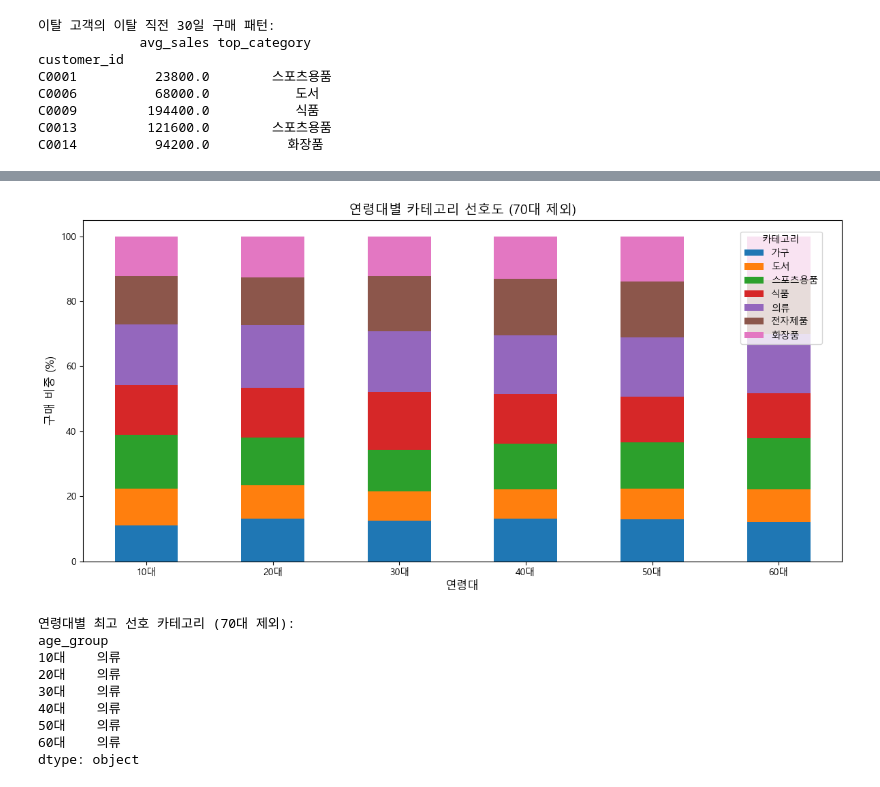
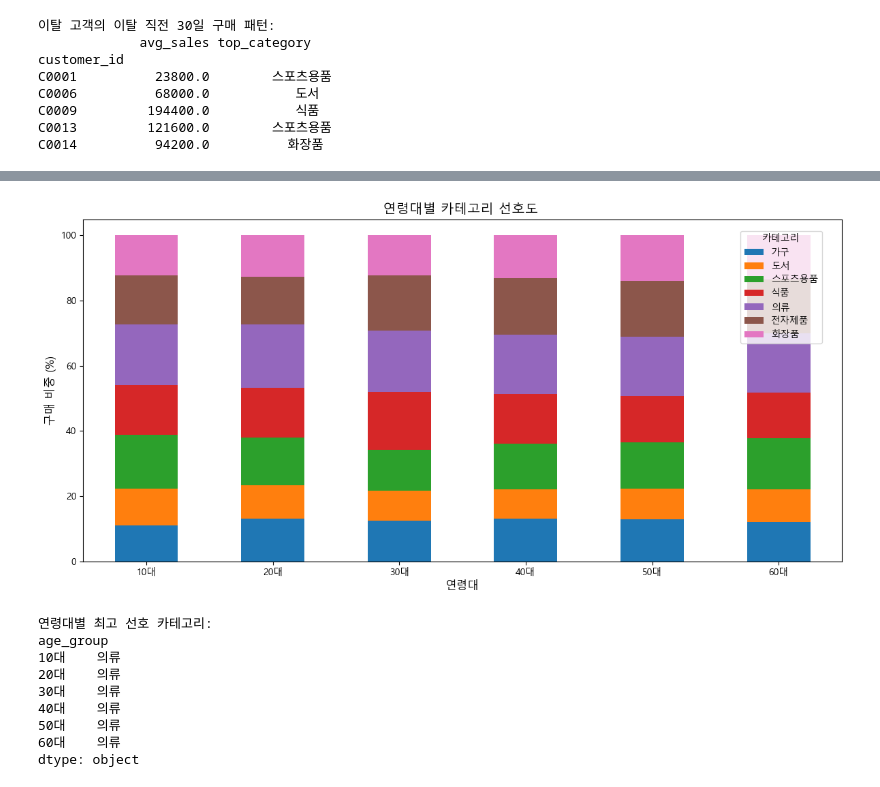
Before and after one commit to Happy-o3ov/big20-python-project1-team3, a Jupyter notebook: 판다스 실습문제/데이터프로세싱/Solution/02 고객분석.ipynb, the cells around one changed output, grey strips where cells are left out. Drawn from its saved outputs; the diff is of its cells as text; code cells hidden in the pictures.

```diff
--- a/판다스 실습문제/데이터프로세싱/Solution/02 고객분석.ipynb
+++ b/판다스 실습문제/데이터프로세싱/Solution/02 고객분석.ipynb
@@ -255,39 +200,0 @@ dtype: object
-# %%
-# ✅ 문제 4: 연령대별 선호 카테고리 분석
-
-# ▶ 1. 고객의 나이를 10세 단위 연령대 그룹으로 변환
-df['age_group'] = (df['age'] // 10 * 10).astype(int).astype(str) + '대'
-
-# ▶ 2. 연령대별 & 카테고리별 구매 매출 합계 계산
-age_category_sales = df.groupby(['age_group', 'category'])['total_sales'].sum().unstack(fill_value=0)
-
-# ▶ 3. 각 연령대별 카테고리 매출 비율(%) 계산
-age_category_pct = age_category_sales.div(age_category_sales.sum(axis=1), axis=0) * 100
-
-# ▶ 4. 연령대별 최고 선호 카테고리(비율이 가장 높은 카테고리)
-top_category_by_age = age_category_pct.idxmax(axis=1)
-
-# ▶ 5. 시각화: 누적 막대 그래프 (stacked bar chart)
-plt.figure(figsize=(12, 6))
-age_category_pct.plot(kind='bar', stacked=True, ax=plt.gca())
-
-# ▶ 6. 그래프 제목, 축, 폰트 설정
-plt.title('연령대별 카테고리 선호도', fontsize=14)
-plt.xlabel('연령대', fontsize=12)
-plt.ylabel('구매 비중 (%)', fontsize=12)
-
-# ▶ 7. x축 라벨을 가로로 (rotation=0)
-plt.xticks(rotation=0)
-
-# ▶ 8. 범례(legend) 위치 조정: 그래프 안쪽 오른쪽 상단
-plt.legend(title='카테고리', loc='upper right', bbox_to_anchor=(0.98, 0.98))
-
-# ▶ 9. 여백 자동 조정
-plt.tight_layout()
-
-# ▶ 10. 그래프 먼저 표시
-plt.show()
-
-# ▶ 11. 그래프 이후 텍스트 출력
-print("연령대별 최고 선호 카테고리:")
-print(top_category_by_age)
@@ -353,41 +248,41 @@ age_category_pct.plot(kind='bar', stacked=True, ax=ax)
 # (왜 필요한가) 연령대 내에서 어떤 카테고리가 더 큰 비중을 차지하는지 직관적으로 표현
 
 # 제목과 축 레이블 설정
-plt.title('연령대별 카테고리 선호도 (70대 제외)', fontsize=14)
+plt.title('연령대별 카테고리 선호도 ', fontsize=14)
 plt.xlabel('연령대', fontsize=12)
 plt.ylabel('구매 비중 (%)', fontsize=12)
 # (왜 필요한가) 그래프의 의미를 명확히 전달하기 위해 제목과 축 레이블 필수
 
 # X축 레이블을 가로(수평)로 표시
 plt.xticks(rotation=0)
 # (무엇을 하는지) 연령대 레이블(예: "10대", "20대")이 세로로 표시되지 않게 회전각 0도로 지정
 
 # 범례(legend)를 그래프 안 오른쪽 상단에 표시
 plt.legend(title='카테고리', loc='upper right', bbox_to_anchor=(0.98, 0.98))
 # (무엇을 하는지) 범례 상자를 그래프 내부 오른쪽 상단에 배치
 # (왜 필요한가) 그래프 외부로 나가면 여백이 많아지고 시각적 집중도가 떨어짐
 
 plt.tight_layout()  # 자동 여백 조정
 # (무엇을 하는지) 제목, 범례, 축 레이블이 겹치지 않도록 여백을 자동으로 조정
 # (다른 코드와의 결합) show() 전에 호출되어야 시각적 배치가 올바르게 반영됨
 
 plt.show()  # 그래프 먼저 출력
 # (무엇을 하는지) 지금까지 설정한 그래프를 화면에 표시
 # (왜 필요한가) 요청: “그래프가 먼저, print는 그 다음” 순서 유지
 
 # ----------------------------
 # 그래프 출력 후 텍스트 결과
 # ----------------------------
-print("연령대별 최고 선호 카테고리 (70대 제외):")
+print("연령대별 최고 선호 카테고리:")
 # (무엇을 하는지) 출력 내용의 제목 역할
 # (왜 필요한가) print 결과가 어떤 의미인지 바로 이해할 수 있게 함
 
 print(top_category_by_age)
 # (무엇을 하는지) 연령대별 1위 카테고리를 표 형식으로 출력
 # (다른 코드와의 결합) 위 그래프에서 확인한 색상 비중 결과와 동일해야 함
 # %% [output]
-[figure, old version]
+[figure, new version]
-연령대별 최고 선호 카테고리 (70대 제외):
+연령대별 최고 선호 카테고리:
 age_group
 10대    의류
 20대    의류
```
Also changed, not shown: parts of 10 cells of this notebook.
